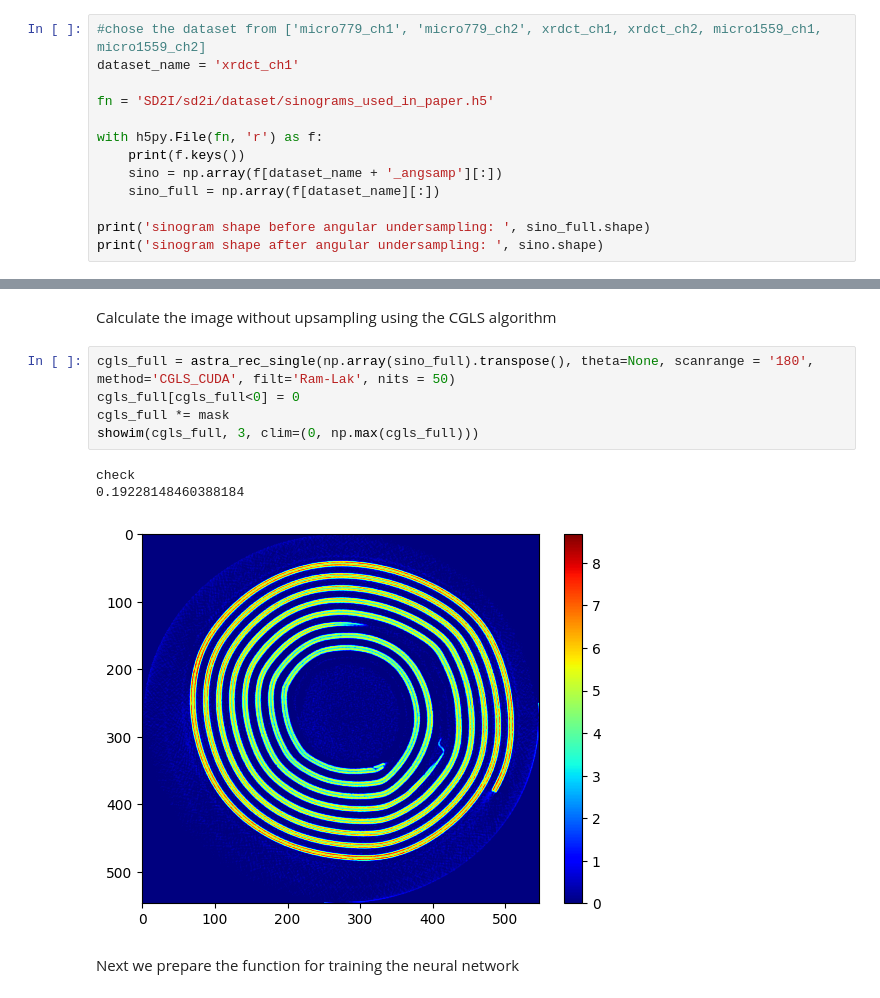
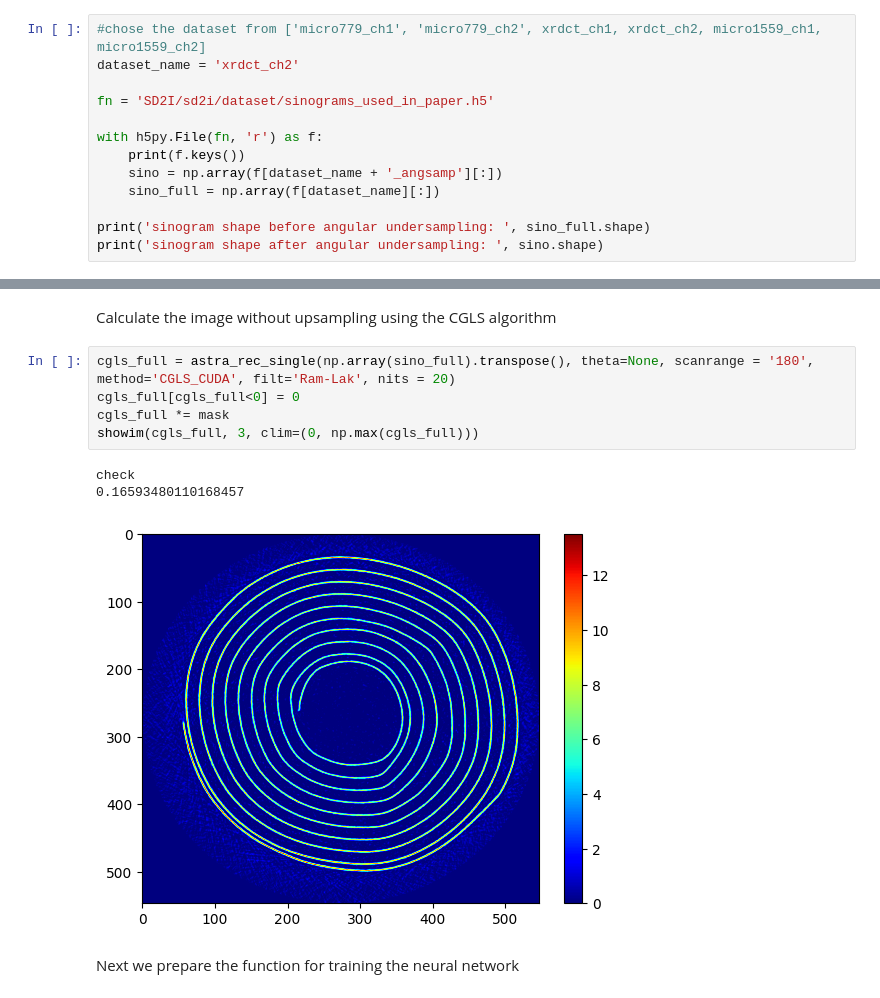
Before and after one commit to robindong3/SD2I, a Jupyter notebook: example/SD2I_experiment_xrdct2.ipynb, the cells around one changed output, grey strips where cells are left out. Saved outputs shown, nothing was run; the diff lists cells and outputs as text.

```diff
--- a/example/SD2I_experiment_xrdct2.ipynb
+++ b/example/SD2I_experiment_xrdct2.ipynb
@@ -210,7 +210,7 @@ Load the sinogram. We included all sinograms using in the paper.
 Please choose from ['micro779_ch1', 'micro779_ch2', xrdct_ch1, xrdct_ch2, micro1559_ch1, micro1559_ch2]
 # %%
 #chose the dataset from ['micro779_ch1', 'micro779_ch2', xrdct_ch1, xrdct_ch2, micro1559_ch1, micro1559_ch2]
-dataset_name = 'xrdct_ch1'
+dataset_name = 'xrdct_ch2'
 
 fn = 'SD2I/sd2i/dataset/sinograms_used_in_paper.h5'
 
@@ -354,14 +354,14 @@ check
 # %% [markdown]
 Calculate the image without upsampling using the CGLS algorithm
 # %%
-cgls_full = astra_rec_single(np.array(sino_full).transpose(), theta=None, scanrange = '180', method='CGLS_CUDA', filt='Ram-Lak', nits = 50)
+cgls_full = astra_rec_single(np.array(sino_full).transpose(), theta=None, scanrange = '180', method='CGLS_CUDA', filt='Ram-Lak', nits = 20)
 cgls_full[cgls_full<0] = 0
 cgls_full *= mask
 showim(cgls_full, 3, clim=(0, np.max(cgls_full)))
 # %% [output]
 check
-0.19228148460388184
+0.16593480110168457
-[figure, old version]
+[figure, new version]
 # %% [markdown]
 Next we prepare the function for training the neural network
 # %% [markdown]
```
Also changed, not shown: parts of 13 cells of this notebook.
